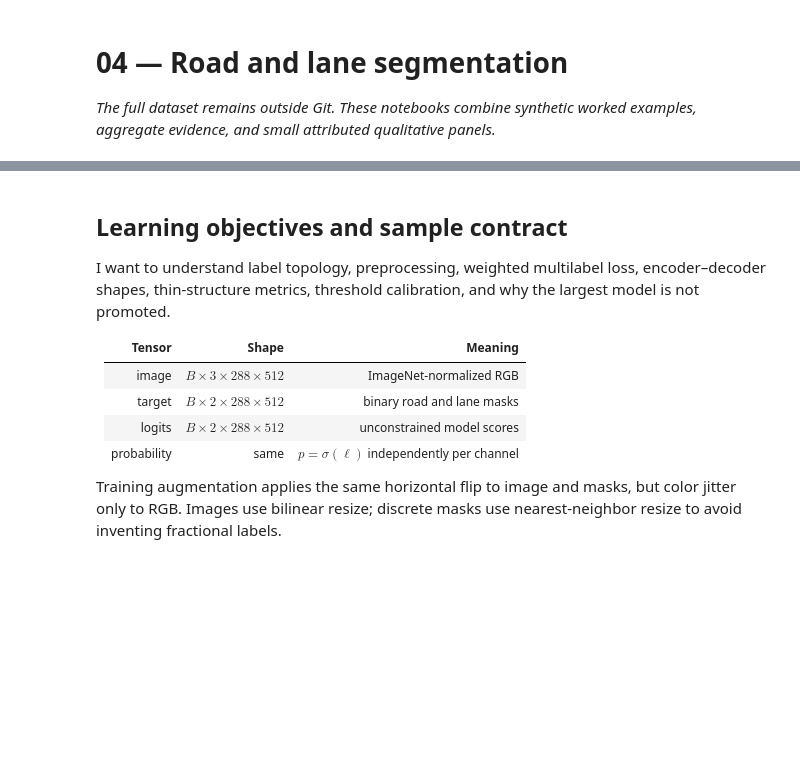
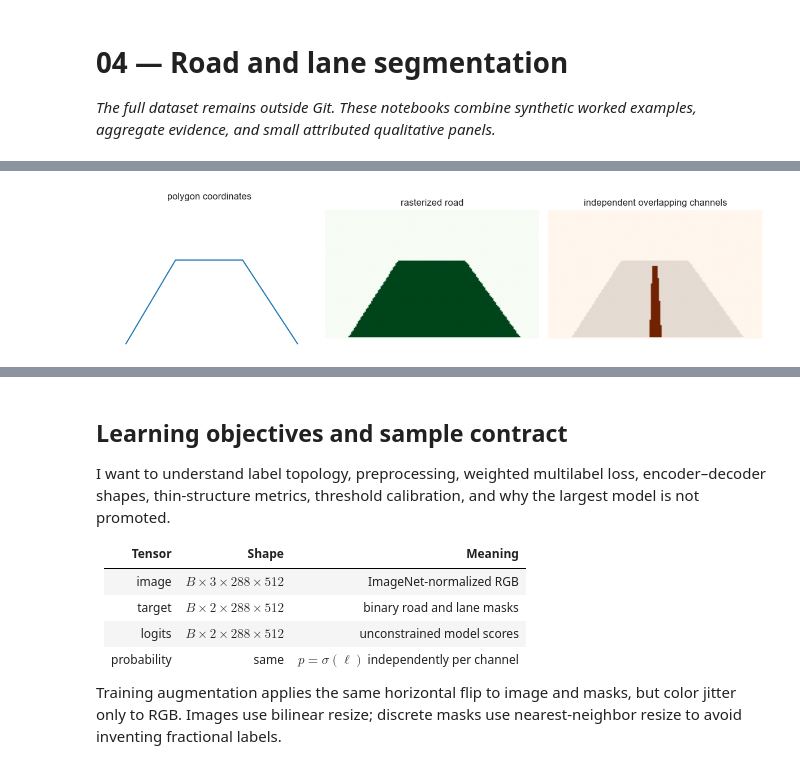
Before and after one commit to Nekros0day/zod-self-driving-lab, a Jupyter notebook: notebooks/04_road_lane_segmentation.ipynb, the cells around one changed output, grey strips where cells are left out. Saved outputs shown, nothing was run; the diff lists cells and outputs as text; code cells hidden in the pictures; blank space fills up the shorter version.

```diff
--- a/notebooks/04_road_lane_segmentation.ipynb
+++ b/notebooks/04_road_lane_segmentation.ipynb
@@ -17,0 +25,21 @@ summary = json.loads((ROOT / "reports" / "benchmark_summary.json").read_text())
+# %%
+from matplotlib.path import Path as PolygonPath
+def rasterize_polygon(vertices,height,width):
+    yy,xx=np.mgrid[:height,:width]
+    points=np.c_[xx.ravel()+.5,yy.ravel()+.5]
+    return PolygonPath(np.asarray(vertices)).contains_points(points).reshape(height,width)
+
+H,W=96,160
+road_poly=np.array([[18,95],[55,38],[105,38],[146,95]])
+lane_poly=np.array([[76,95],[78,42],[82,42],[85,95]])
+road_mask=rasterize_polygon(road_poly,H,W)
+lane_mask=rasterize_polygon(lane_poly,H,W) & road_mask
+target=np.stack([road_mask,lane_mask]).astype(np.float32)
+assert set(np.unique(target)) <= {0.,1.}
+fig,ax=plt.subplots(1,3,figsize=(12,3)); ax[0].plot(*road_poly.T); ax[0].invert_yaxis(); ax[0].set_title('polygon coordinates')
+ax[1].imshow(target[0],cmap='Greens'); ax[1].set_title('rasterized road')
+ax[2].imshow(target[0],cmap='Greys'); ax[2].imshow(target[1],cmap='Oranges',alpha=.9); ax[2].set_title('independent overlapping channels')
+for a in ax: a.set_xlim(0,W); a.set_ylim(H,0); a.axis('off')
+plt.tight_layout(); plt.show()
+# %% [output]
+[figure, added]
```
Also changed, not shown: parts of 7 cells of this notebook, 12 other files.
